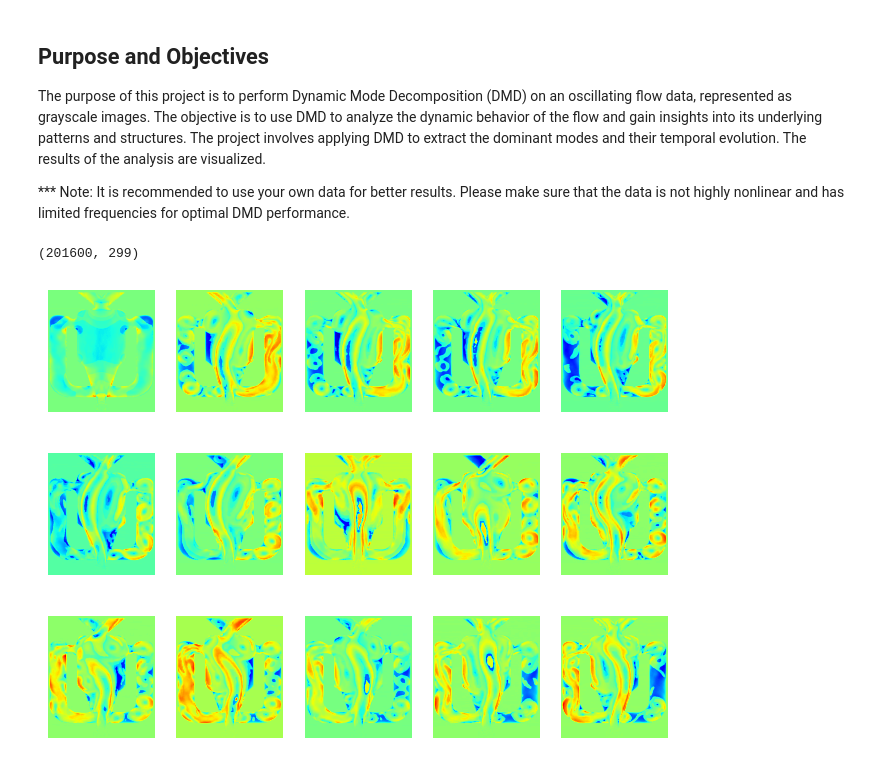
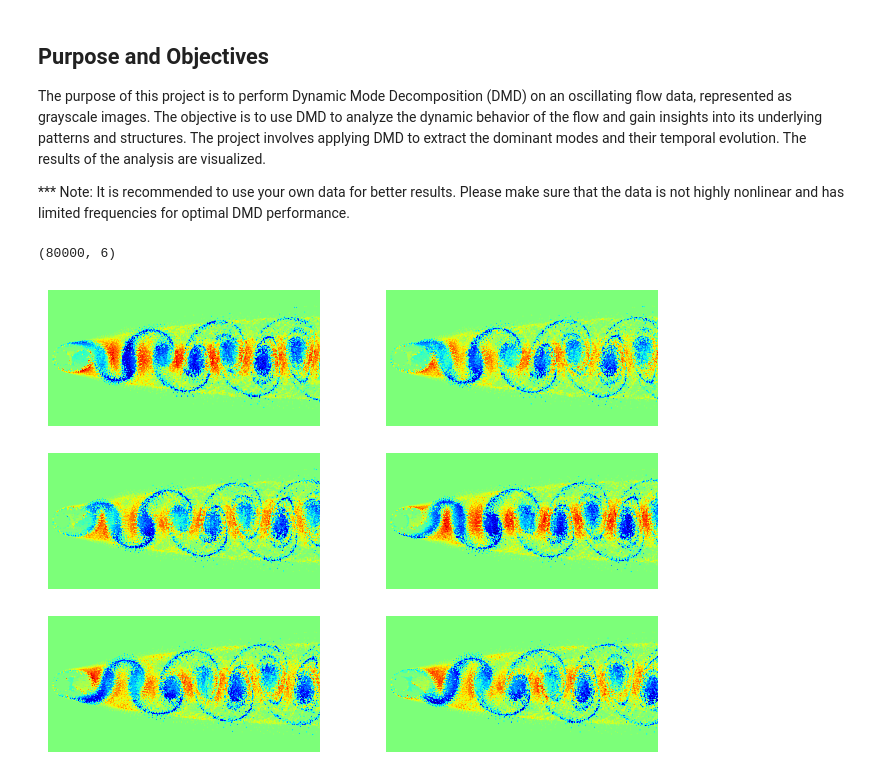
Before and after one commit to shahin1009/Dynamic-mode-decomposition-of-an-oscillating-flow, a Jupyter notebook: DMD - gray.ipynb, the cells around one changed output. Drawn from its saved outputs; the diff is of its cells as text; code cells hidden in the pictures.

Commit message:
Update Data

```diff
--- a/DMD - gray.ipynb
+++ b/DMD - gray.ipynb
@@ -15,29 +18,37 @@ import os
 
 rcParams.update({'font.size': 18})
 plt.rcParams['figure.figsize'] = [4, 8]
+# %%
+# Load a list of images
+images = [cv2.imread(file) for file in glob.glob("*.png")]
+
+# Convert each image into a 1D array of pixel values
+data = [cv2.cvtColor(image, cv2.COLOR_BGR2GRAY).flatten() for image in images]
+
+# Stack the 1D arrays as columns in a 2D numpy array
+data = np.column_stack(data)
 # %%
 # Load the data generated from video frames
-data = np.load("processed_data.npy")
 print(data.shape)
-Width = 420
-Height = 480
+Width = 400
+Height = 200
 # %% [output]
-(201600, 299)
+(80000, 6)
 # %%
-fig, ax = plt.subplots(nrows=3, ncols=5, figsize=(8, 6))
+fig, ax = plt.subplots(nrows=3, ncols=2, figsize=(8, 6))
 ax = ax.ravel()
 
-for i in range(15):
+data_ = data - data.mean(axis=1, keepdims=True)
 
-    img = np.array(np.real(np.reshape(data[: , i*5],(Height,Width))))
-
-    ax[i].imshow(img,cmap='jet')
+for i in range(6):
+    img = np.array(np.real(np.reshape(data_[: , i],(Height,Width))))
+    ax[i].imshow(img , 'jet')
 
     ax[i].axis('off')
 
 plt.show()
 # %% [output]
-[figure, old version]
+[figure, new version]
 # %%
 def DMD(X, Xprime, r):
     """
```
Also changed, not shown: parts of 6 cells of this notebook, 12 other files.
